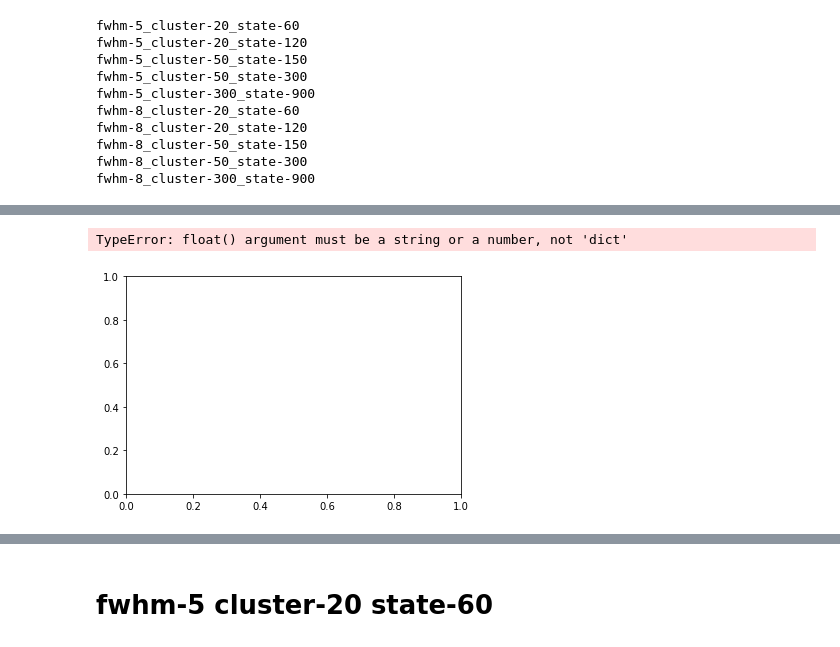
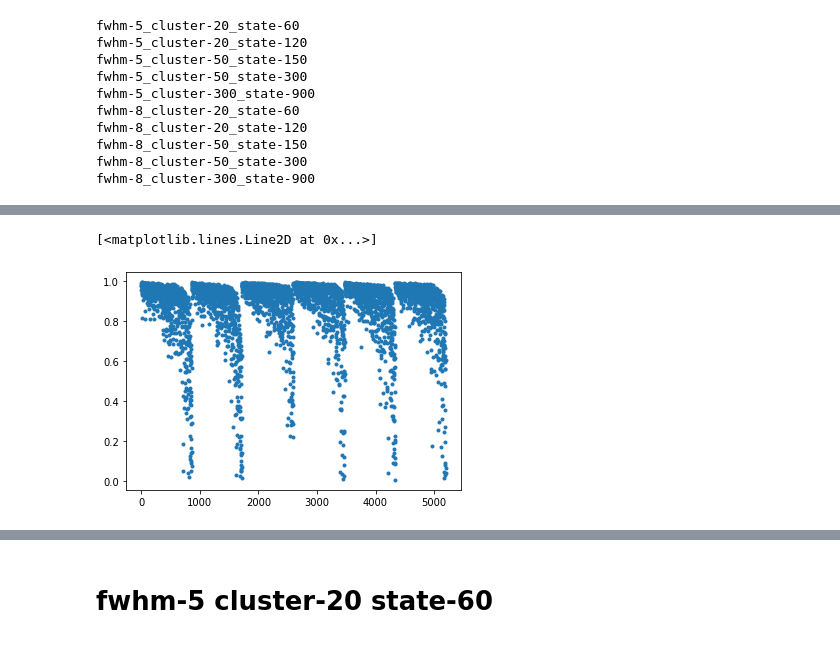
Before and after one commit to courtois-neuromod/cneuromod_embeddings, a Jupyter notebook: fig_repro_friends-s01.ipynb, the cells around one changed output, grey strips where cells are left out. Cells and saved outputs as stored; diff of their text form; code cells hidden in the pictures.

```diff
--- a/fig_repro_friends-s01.ipynb
+++ b/fig_repro_friends-s01.ipynb
@@ -8,8 +96,8 @@ root_data = '/data/cisl/pbellec/cneuromod_embeddings/xp_202012/friends-s01_repro
 # %%
-root_data = '/data/cisl/pbellec/cneuromod_embeddings/xp_202012/friends-s01_reproducibility/'
 fwhm = (5, 8)
 cluster = (20, 20, 50, 50, 300)
 state = (60, 120, 150, 300, 900)
+list_subject = subject_keys(6)
 
 keys = []
 for numf in range(2):
@@ -21,13 +109,13 @@ inter_val = dict.fromkeys(keys)
 for ind in range(len(keys)):
     label = keys[ind]
     print(label)
-    file_repro = os.path.join(root_data, f'Rmatch_{label}.npy')
-    R = np.load(file_repro)
+    file_repro = os.path.join(root_data, f'Rmatch_{label}.p')
+    R = pickle.load(open(file_repro, 'rb'))
     intra_tmp = np.array([])
     inter_tmp = np.array([])
-    for sub1 in range(6):
-        for sub2 in range(sub1, 6):
-            match_val = np.max(R[:, :, sub1, sub2], axis=1)
+    for sub1 in list_subject:
+        for sub2 in list_subject:
+            match_val = np.max(R[sub1][sub2], axis=1)
             if sub1 == sub2:
                 intra_tmp = np.append(intra_tmp, match_val)
             else:
@@ -68,5 +136,5 @@ array([0.96608564, 0.98194607, 0.95523573, 0.96145156, 0.98375815,
-# %%
-plt.plot(inter_val[0], '.')
-# %% [output]
-TypeError: float() argument must be a string or a number, not 'dict'
-[figure, removed]
+# %%
+plt.plot(intra_val['fwhm-5_cluster-300_state-900'],'.')
+# %% [output]
+[<matplotlib.lines.Line2D at 0x...>]
+[figure, added]
```
Also changed, not shown: parts of 16 cells of this notebook, 1 other file.
